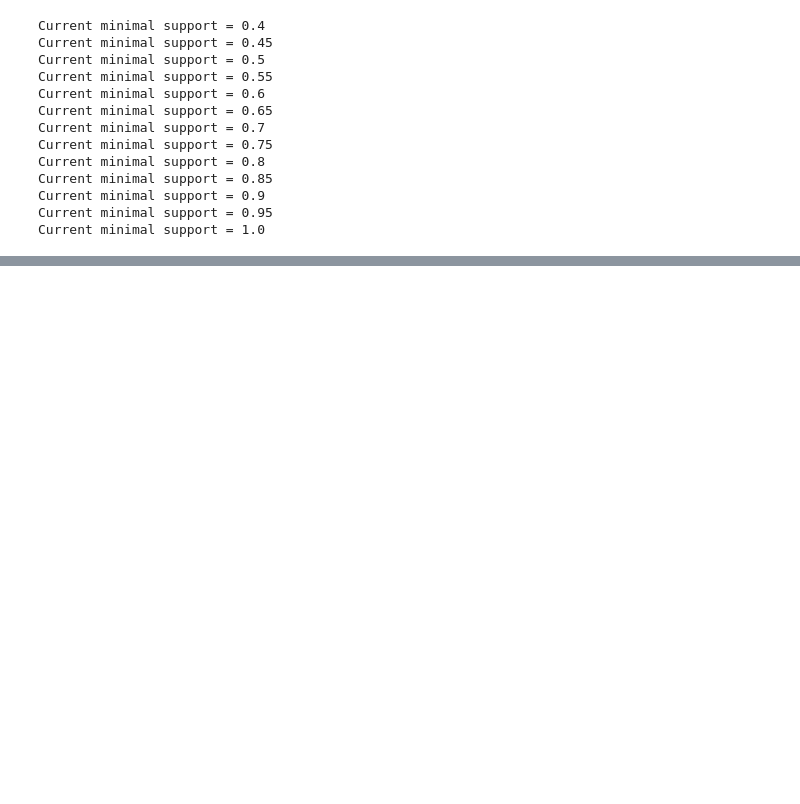
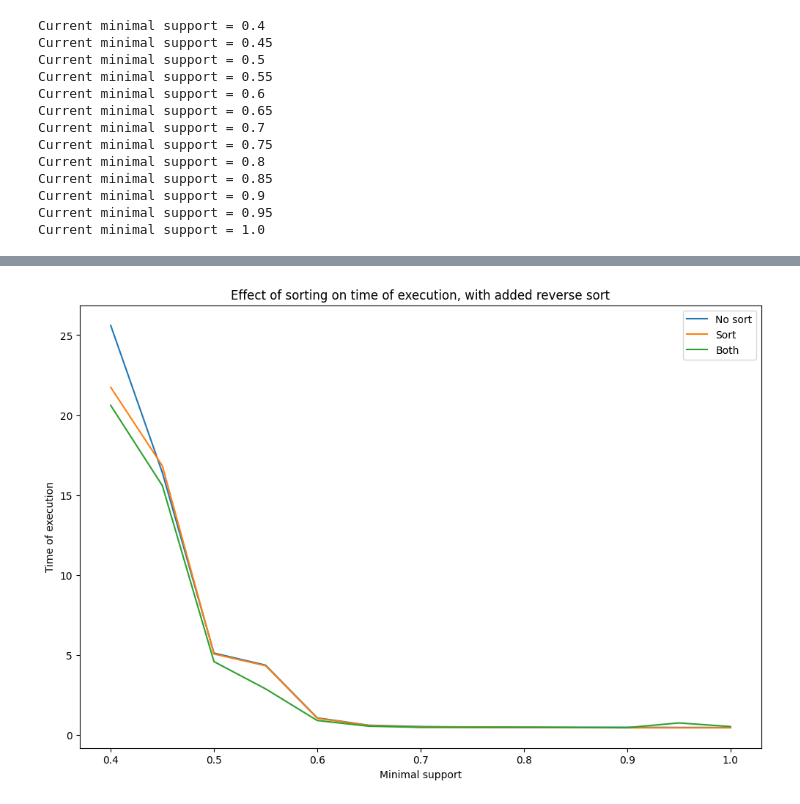
Before and after one commit to wojtasRobert/EDAMI-2020Z, a Jupyter notebook: EDAMI-project.ipynb, the cells around one changed output, grey strips where cells are left out. Cells and saved outputs as stored; diff of their text form; code cells hidden in the pictures; blank space fills up the shorter version.

Commit message:
added second extension

```diff
--- a/EDAMI-project.ipynb
+++ b/EDAMI-project.ipynb
@@ -264,0 +267,18 @@ plt.savefig("./sorting-reverse.pdf")
+# %%
+# times_with_matrix = []
+times_with_both_optims = []
+
+for supp in min_supports:
+    print(f"Current minimal support = {supp}")
+
+#     DE_params_with_matrix = dEclatControl(support=supp, minlen=1, maxlen=10, use_matrix=True)
+#     start = time.time()
+#     frequentItemsets = dEclat(db, DE_params_with_matrix)
+#     end = time.time()
+#     times_with_matrix.append(end - start)
+
+    DE_params_with_both = dEclatControl(support=supp, minlen=1, maxlen=10, sort=True, use_matrix=True)
+    start = time.time()
+    frequentItemsets = dEclat(db, DE_params_with_both)
+    end = time.time()
+    times_with_both_optims.append(end - start)
@@ -264,0 +299,14 @@ plt.savefig("./sorting-reverse.pdf")
+# %%
+fig = plt.figure(figsize=(12,8), dpi=100)
+
+plt.plot(min_supports, times, label="No sort")
+plt.plot(min_supports, times_with_sorting, label="Sort")
+plt.plot(min_supports, times_with_both_optims, label="Both")
+
+plt.legend()
+plt.title("Effect of sorting on time of execution, with added reverse sort")
+plt.xlabel("Minimal support")
+plt.ylabel("Time of execution")
+plt.savefig("./extensions.pdf")
+# %% [output]
+[figure, added]
```
Also changed, not shown: parts of 5 cells of this notebook, 12 other files.
